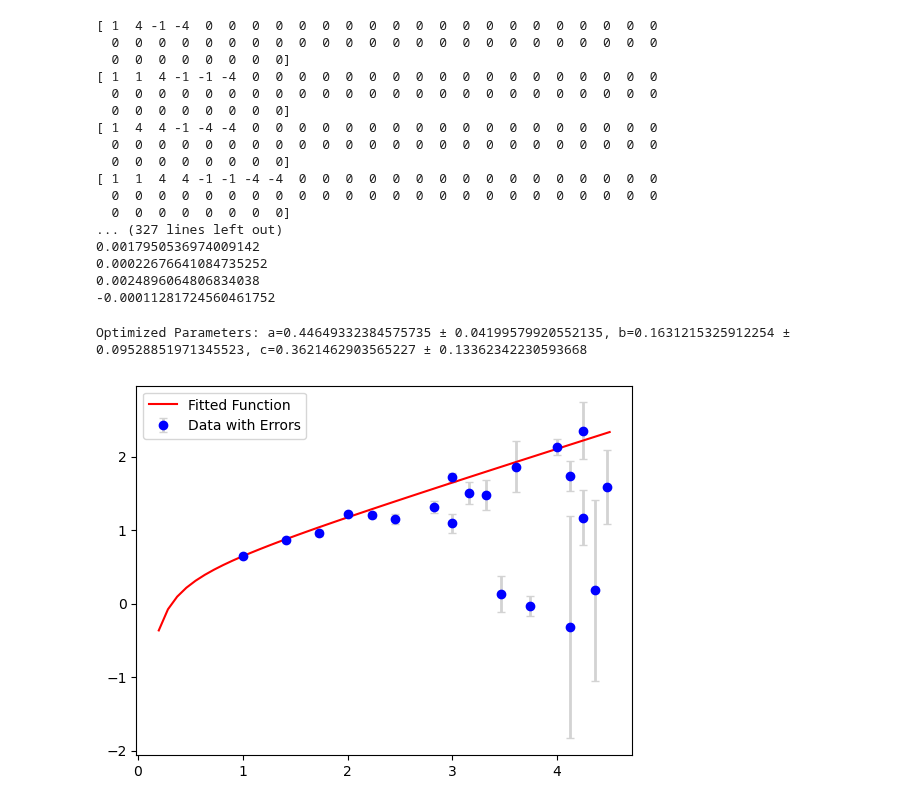
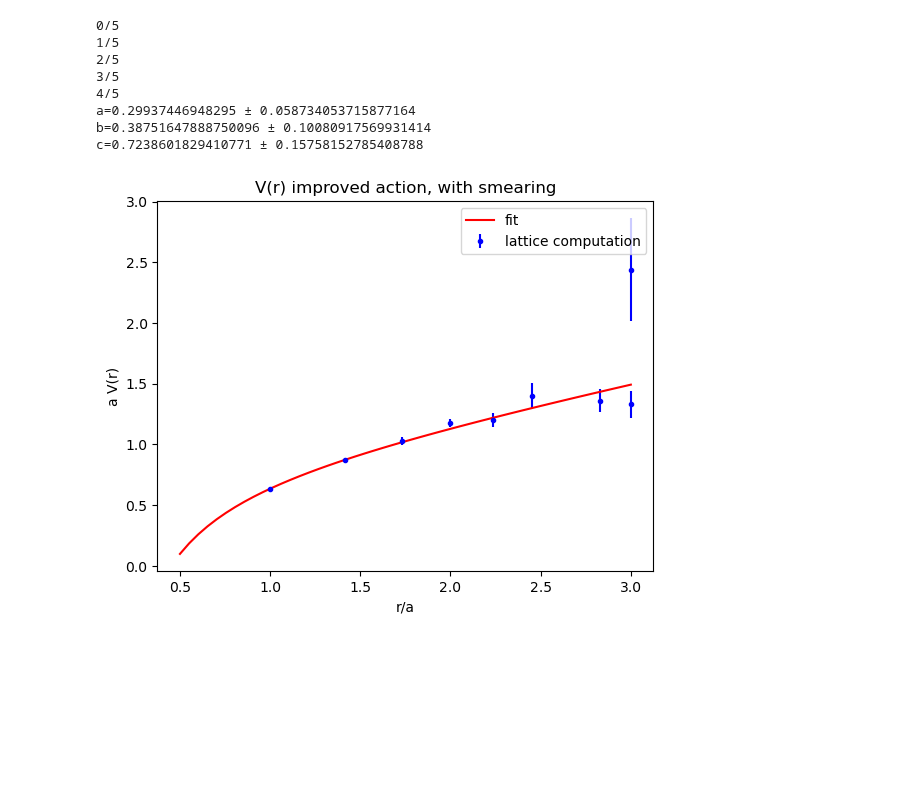
Before and after one commit to lusvelt/path-integral-monte-carlo, a Jupyter notebook: src/static-quark-potential.ipynb, the cells around one changed output. Cells and saved outputs as stored; diff of their text form; code cells hidden in the pictures; blank space fills up the shorter version.

```diff
--- a/src/static-quark-potential.ipynb
+++ b/src/static-quark-potential.ipynb
@@ -101,23 +91,16 @@ data3 = compute_static_quark_potential(N, d, N_cf, N_cor, hits, thermalization_i
 # %%
 data4 = compute_static_quark_potential(N, d, N_cf, N_cor, hits, thermalization_its, N_copies, bin_size, beta_improved, random_matrices, u0, True, width_t, max_r, eps_smearing, n_smearing)
+elaborate(data4, title='V(r) improved action, with smearing')
 # %% [output]
-[ 1  4 -1 -4  0  0  0  0  0  0  0  0  0  0  0  0  0  0  0  0  0  0  0  0
-  0  0  0  0  0  0  0  0  0  0  0  0  0  0  0  0  0  0  0  0  0  0  0  0
-  0  0  0  0  0  0  0  0]
-[ 1  1  4 -1 -1 -4  0  0  0  0  0  0  0  0  0  0  0  0  0  0  0  0  0  0
-  0  0  0  0  0  0  0  0  0  0  0  0  0  0  0  0  0  0  0  0  0  0  0  0
-  0  0  0  0  0  0  0  0]
-[ 1  4  4 -1 -4 -4  0  0  0  0  0  0  0  0  0  0  0  0  0  0  0  0  0  0
-  0  0  0  0  0  0  0  0  0  0  0  0  0  0  0  0  0  0  0  0  0  0  0  0
-  0  0  0  0  0  0  0  0]
-[ 1  1  4  4 -1 -1 -4 -4  0  0  0  0  0  0  0  0  0  0  0  0  0  0  0  0
-  0  0  0  0  0  0  0  0  0  0  0  0  0  0  0  0  0  0  0  0  0  0  0  0
-  0  0  0  0  0  0  0  0]
-... (327 lines left out)
-0.0017950536974009142
-0.00022676641084735252
-0.0024896064806834038
--0.00011281724560461752
+0/5
+1/5
+2/5
+3/5
+4/5
+a=0.29937446948295 ± 0.058734053715877164
+b=0.38751647888750096 ± 0.10080917569931414
+c=0.7238601829410771 ± 0.15758152785408788
+[figure, added]
 # %%
 from lqfn.storage import save
 save([data1, data2, data3, data4], 'potentials')
@@ -128,23 +106,0 @@ err1 = data1[2,:]
-# %%
-import numpy as np
-from scipy.optimize import curve_fit
-import matplotlib.pyplot as plt
-
-def V_fit(x, a, b, c):
-    return a*x - b/x + c
-
-initial_guess = [1, 1, 1]
-optimal_params, covariance_matrix = curve_fit(V_fit, r1[:8], V1[:8], p0=initial_guess, sigma=err1[:8], absolute_sigma=True)
-
-a_opt, b_opt, c_opt = optimal_params
-param_errors = np.sqrt(np.diag(covariance_matrix))  # Calculate the standard deviation of the fitted parameters
-print(f"Optimized Parameters: a={a_opt} ± {param_errors[0]}, b={b_opt} ± {param_errors[1]}, c={c_opt} ± {param_errors[2]}")
-
-x = np.linspace(0.2, 4.5, 50)
-plt.errorbar(r1, V1, yerr=err1, fmt='o', label='Data with Errors', color='blue', ecolor='lightgray', elinewidth=2, capsize=3)
-plt.plot(x, V_fit(x, *optimal_params), label='Fitted Function', color='red')
-plt.legend()
-plt.show()
-# %% [output]
-Optimized Parameters: a=0.44649332384575735 ± 0.04199579920552135, b=0.1631215325912254 ± 0.09528851971345523, c=0.3621462903565227 ± 0.13362342230593668
-[figure, removed]
```
Also changed, not shown: parts of 15 cells of this notebook, 7 other files.
